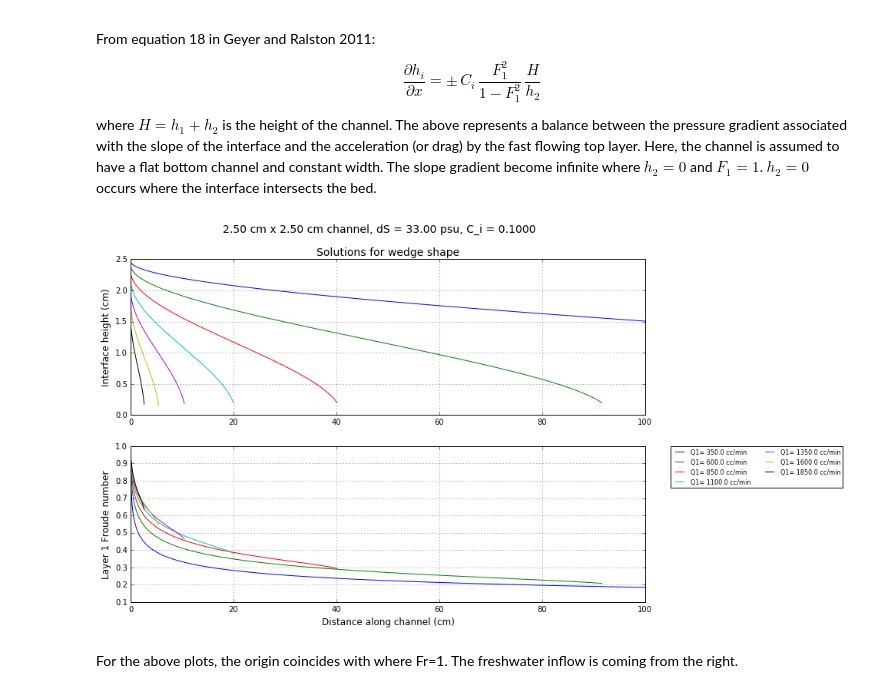
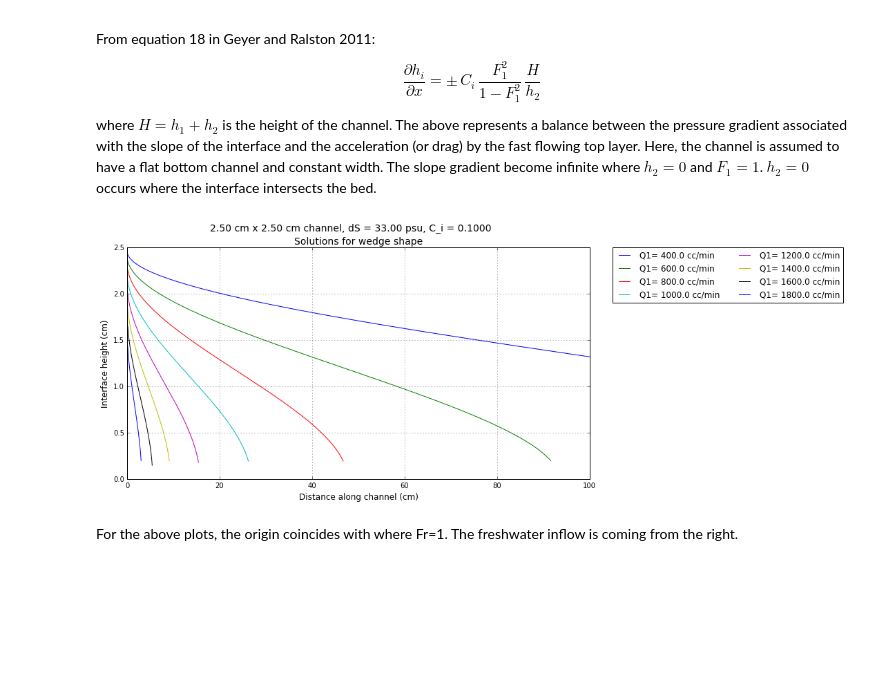
Before and after one commit to earlew/gfd_project_2017, a Jupyter notebook: Lab-set-up-v2.ipynb, the cells around one changed output. Cells and saved outputs as stored; diff of their text form; code cells hidden in the pictures; blank space fills up the shorter version.

```diff
--- a/Lab-set-up-v2.ipynb
+++ b/Lab-set-up-v2.ipynb
@@ -111,7 +111,7 @@ C_i = 1e-1 #interfacial drag coefficient
 H = 0.025 #channel height (m)
 W = 0.025 #channel width (m)
 
-Q1_cc_min = np.arange(350, 2000, 250) #array of pump rates in cm3/min
+Q1_cc_min = np.arange(400, 2000, 200) #array of pump rates in cm3/min
 Q1_m3_sec = Q1_cc_min*(1e-6/60) #pump rates in m3/sec
 u1_m3_sec = Q1_m3_sec/(W*H)
 
@@ -166,45 +166,45 @@ for q1 in Q1_m3_sec:
         #ode.t is the independent variable (x)
         #ode.y is the solution at x (h_i)
         ode.integrate(ode.t + dx)
         ts.append(ode.t)
         ys.append(ode.y[0])
 
 
     x = np.array(ts)
     hi = np.array(ys)
     F1 = Froude(u1, g_p1, (H-hi))
 
     x_ls.append(x)
     hi_ls.append(hi)
     F1_ls.append(F1)
 
 
-plt.figure(figsize=(12,8))
+plt.figure(figsize=(12,6))
 
 for i in range(len(F1_ls)):
 
-    plt.subplot(211)
+    plt.subplot(111)
     plt.plot(x_ls[i]*100, np.array(hi_ls[i]*100), label='Q1= %.1f cc/min'%Q1_cc_min[i])
-    #plt.xlabel("Distance along channel (cm)", fontsize=12)
+    plt.xlabel("Distance along channel (cm)", fontsize=12)
     plt.ylabel("Interface height (cm)", fontsize=12)
     plt.title ("Solutions for wedge shape", fontsize=14)
     plt.xlim(0, 100)
     plt.grid(True)
+    plt.legend(bbox_to_anchor=(1.05, 1), loc=2, borderaxespad=0., fontsize=12, ncol=2)
 
-
-    plt.subplot(212)
-    plt.plot(x_ls[i]*100, np.array(F1_ls[i]), label='Q1= %.1f cc/min'%Q1_cc_min[i])
-    plt.xlabel("Distance along channel (cm)", fontsize=12)
-    plt.ylabel("Layer 1 Froude number", fontsize=12)
-    #plt.legend(loc=0, fontsize=8, ncol=2)
-    plt.legend(bbox_to_anchor=(1.05, 1), loc=2, borderaxespad=0., fontsize=8, ncol=2)
-    plt.xlim(0, 100)
-    plt.grid(True)
+#     plt.subplot(212)
+#     plt.plot(x_ls[i]*100, np.array(F1_ls[i]), label='Q1= %.1f cc/min'%Q1_cc_min[i])
+#     plt.xlabel("Distance along channel (cm)", fontsize=12)
+#     plt.ylabel("Layer 1 Froude number", fontsize=12)
+#     #plt.legend(loc=0, fontsize=8, ncol=2)
+#     plt.legend(bbox_to_anchor=(1.05, 1), loc=2, borderaxespad=0., fontsize=12, ncol=2)
+#     plt.xlim(0, 100)
+#     plt.grid(True)
 
 plt.suptitle("%.2f cm x %.2f cm channel, dS = %.2f psu, C_i = %.4f" %(H*100, W*100, dS, C_i), fontsize=14)
 plt.savefig("wedge_shape_1inch_channel.pdf", bbox_inches='tight')
 plt.show()
 # %% [output]
-[figure, old version]
+[figure, new version]
 # %% [markdown]
 For the above plots, the origin coincides with where Fr=1. The freshwater inflow is coming from the right.
```
Also changed, not shown: 8 other files.
